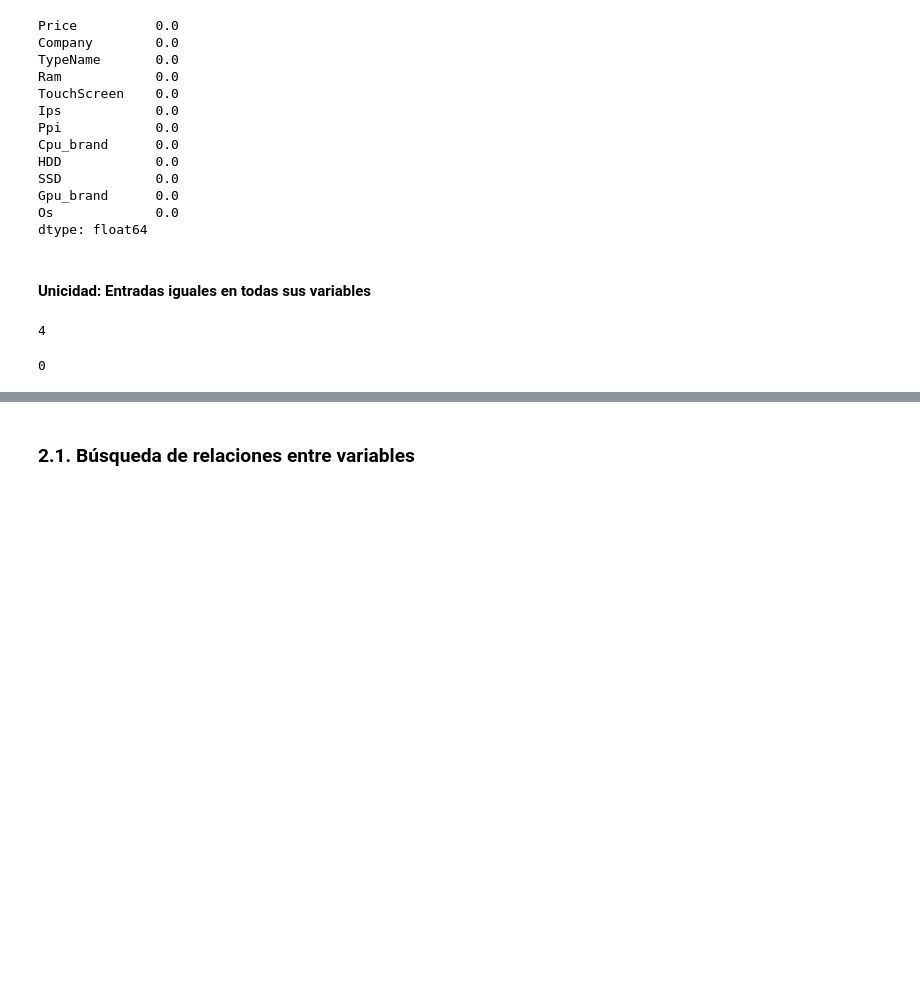
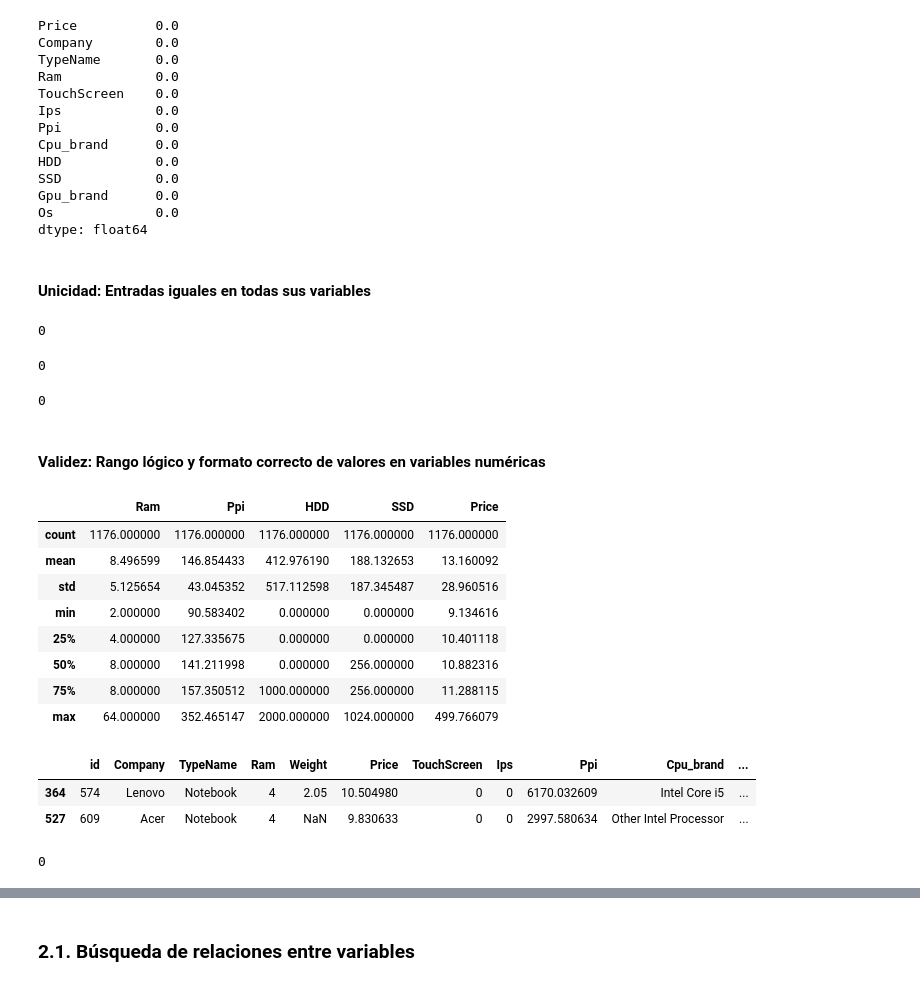
Before and after one commit to ddummann/BI-202302-1, a Jupyter notebook: Lab2/MainNotebook.ipynb, the cells around one changed output, grey strips where cells are left out. Saved outputs shown, nothing was run; the diff lists cells and outputs as text; code cells hidden in the pictures; blank space fills up the shorter version.

Commit message:
Limpieza de datos terminada

```diff
--- a/Lab2/MainNotebook.ipynb
+++ b/Lab2/MainNotebook.ipynb
@@ -184,9 +185,15 @@ dtype: float64
 # %% [markdown]
 #### Unicidad: Entradas iguales en todas sus variables
 # %%
-# Unicidad de los datos
-entradas_duplicadas = df_laptops_train[df_laptops_train.duplicated()]
-len(entradas_duplicadas)
+# Unicidad de los datos de entrenamiento
+entradas_duplicadas_train = df_laptops_train[df_laptops_train.duplicated()]
+len(entradas_duplicadas_train)
 # %% [output]
-4
+0
+# %%
+# Unicidad de los datos no etiquetados
+entradas_duplicadas_unlabeled = df_laptops_test_unlabeled[df_laptops_test_unlabeled.duplicated()]
+len(entradas_duplicadas_unlabeled)
+# %% [output]
+0
 # %%
@@ -198,3 +205,26 @@ entradas_duplicadas = df_laptops_train[df_laptops_train.duplicated()]
 len(entradas_duplicadas)
 # %% [output]
 0
+# %% [markdown]
+#### Validez: Rango lógico y formato correcto de valores en variables numéricas
+# %%
+# Revisar la validez de los datos de las variables numericas y la variable price en el dataset de entrenamiento
+df_laptops_train[featuresNumericas + ['Price']].describe()
+# %% [output]
+|  | Ram | Ppi | HDD | SSD | Price |
+| count | 1176.000000 | 1176.000000 | 1176.000000 | 1176.000000 | 1176.000000 |
+| mean | 8.496599 | 146.854433 | 412.976190 | 188.132653 | 13.160092 |
+| std | 5.125654 | 43.045352 | 517.112598 | 187.345487 | 28.960516 |
+| min | 2.000000 | 90.583402 | 0.000000 | 0.000000 | 9.134616 |
+| 25% | 4.000000 | 127.335675 | 0.000000 | 0.000000 | 10.401118 |
+| 50% | 8.000000 | 141.211998 | 0.000000 | 256.000000 | 10.882316 |
+| 75% | 8.000000 | 157.350512 | 1000.000000 | 256.000000 | 11.288115 |
+| max | 64.000000 | 352.465147 | 2000.000000 | 1024.000000 | 499.766079 |
+# %%
+# Revisamos la cantidad de valores atípicos que tiene la variable Ppi, estos son los mayores a 400.
+df_valores_atipicos_ppi = df_laptops_train[df_laptops_train['Ppi'] > 400]
+df_valores_atipicos_ppi
+# %% [output]
+|  | id | Company | TypeName | Ram | Weight | Price | TouchScreen | Ips | Ppi | Cpu_brand | ... |
+| 364 | 574 | Lenovo | Notebook | 4 | 2.05 | 10.504980 | 0 | 0 | 6170.032609 | Intel Core i5 | ... |
+| 527 | 609 | Acer | Notebook | 4 | NaN | 9.830633 | 0 | 0 | 2997.580634 | Other Intel Processor | ... |
@@ -200,0 +234,6 @@ len(entradas_duplicadas)
+# %%
+# Volvemos a revisar la cantidad de valores atípicos que tiene la variable Ppi, estos son los mayores a 400.
+df_valores_atipicos_ppi = df_laptops_train[df_laptops_train['Ppi'] > 400]
+len(df_valores_atipicos_ppi)
+# %% [output]
+0
```
Also changed, not shown: parts of 13 cells of this notebook.
